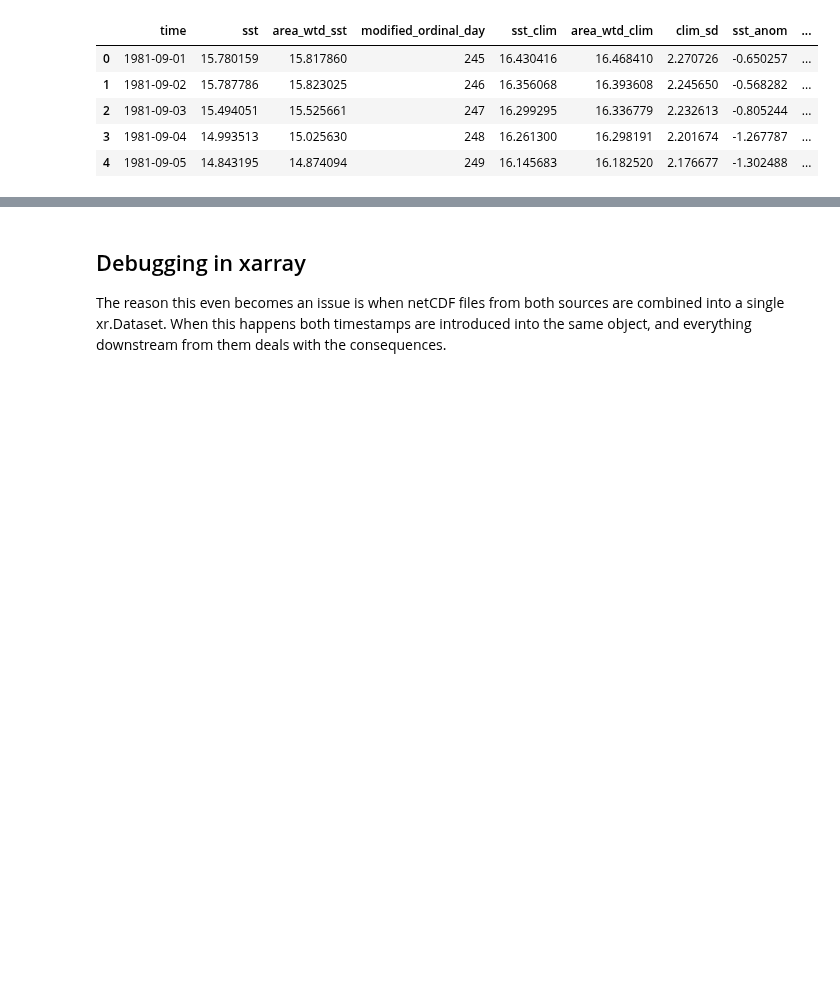
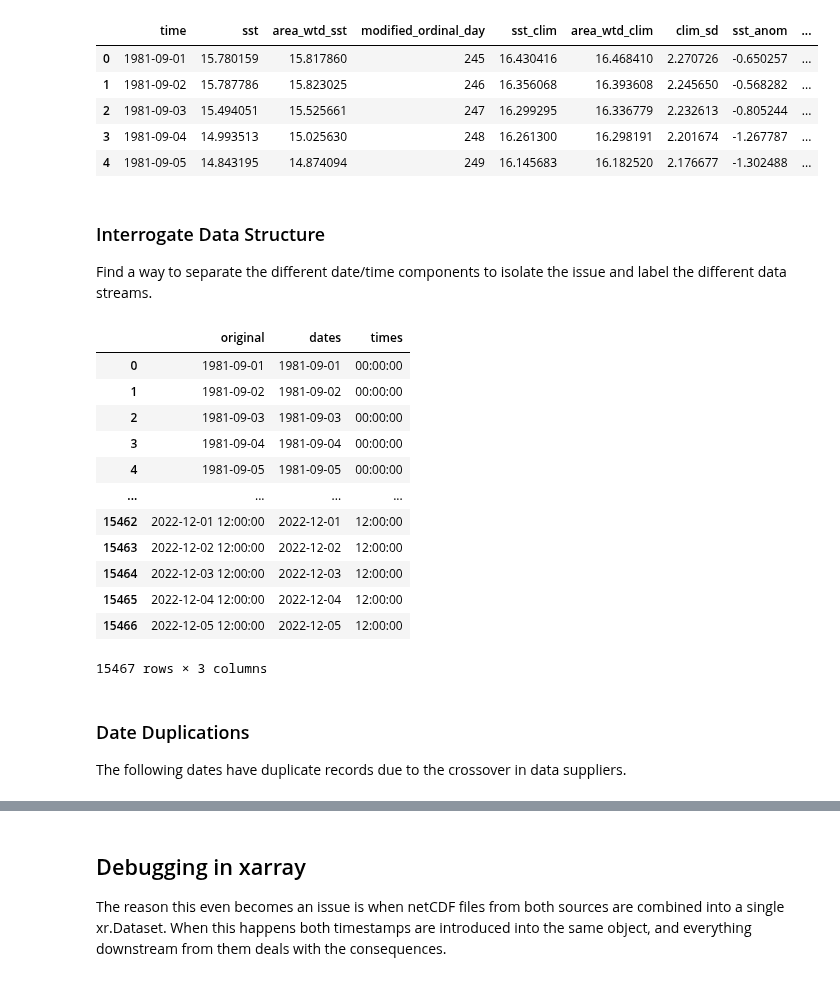
Before and after one commit to adamkemberling/oisst_mainstays, a Jupyter notebook: notebooks/TESTING_datetime_qaqc.ipynb, the cells around one changed output, grey strips where cells are left out. Cells and saved outputs as stored; diff of their text form; code cells hidden in the pictures; blank space fills up the shorter version.

```diff
--- a/notebooks/TESTING_datetime_qaqc.ipynb
+++ b/notebooks/TESTING_datetime_qaqc.ipynb
@@ -60,0 +54,34 @@ gom_sst.head()
+# %% [markdown]
+### Interrogate Data Structure
+
+Find a way to separate the different date/time components to isolate the issue and label the different data streams.
+# %%
+
+# Interrogate the date structures
+d = {
+    'original': gom_sst.time,
+    'dates':    pd.to_datetime(gom_sst.time).dt.date,
+    'times':    pd.to_datetime(gom_sst.time).dt.time
+    }
+
+# Here is the situation, timestamps jump based on data streams
+new_df = pd.DataFrame(data=d)
+new_df
+# %% [output]
+|  | original | dates | times |
+| 0 | 1981-09-01 | 1981-09-01 | 00:00:00 |
+| 1 | 1981-09-02 | 1981-09-02 | 00:00:00 |
+| 2 | 1981-09-03 | 1981-09-03 | 00:00:00 |
+| 3 | 1981-09-04 | 1981-09-04 | 00:00:00 |
+| 4 | 1981-09-05 | 1981-09-05 | 00:00:00 |
+| ... | ... | ... | ... |
+| 15462 | 2022-12-01 12:00:00 | 2022-12-01 | 12:00:00 |
+| 15463 | 2022-12-02 12:00:00 | 2022-12-02 | 12:00:00 |
+| 15464 | 2022-12-03 12:00:00 | 2022-12-03 | 12:00:00 |
+| 15465 | 2022-12-04 12:00:00 | 2022-12-04 | 12:00:00 |
+| 15466 | 2022-12-05 12:00:00 | 2022-12-05 | 12:00:00 |
+15467 rows × 3 columns
+# %% [markdown]
+### Date Duplications
+
+The following dates have duplicate records due to the crossover in data suppliers.
```
Also changed, not shown: parts of 17 cells of this notebook, 21 other files.
